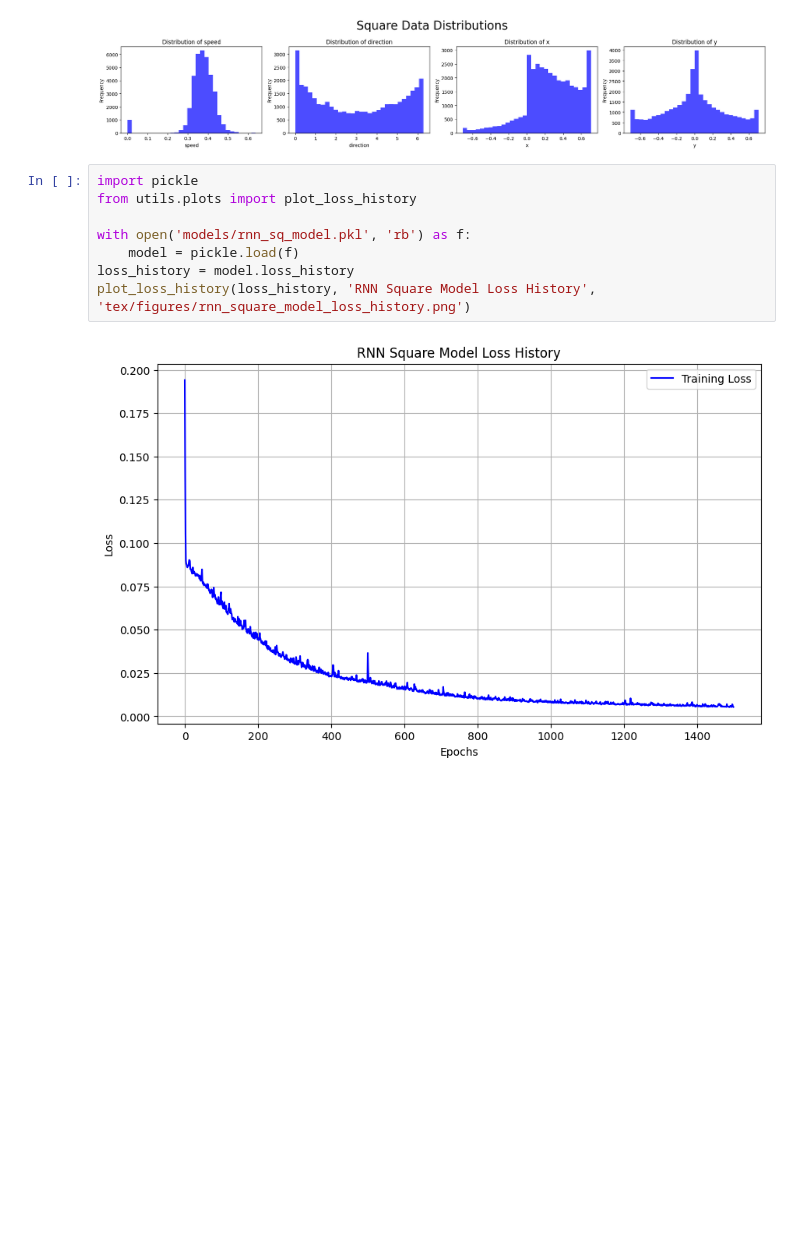
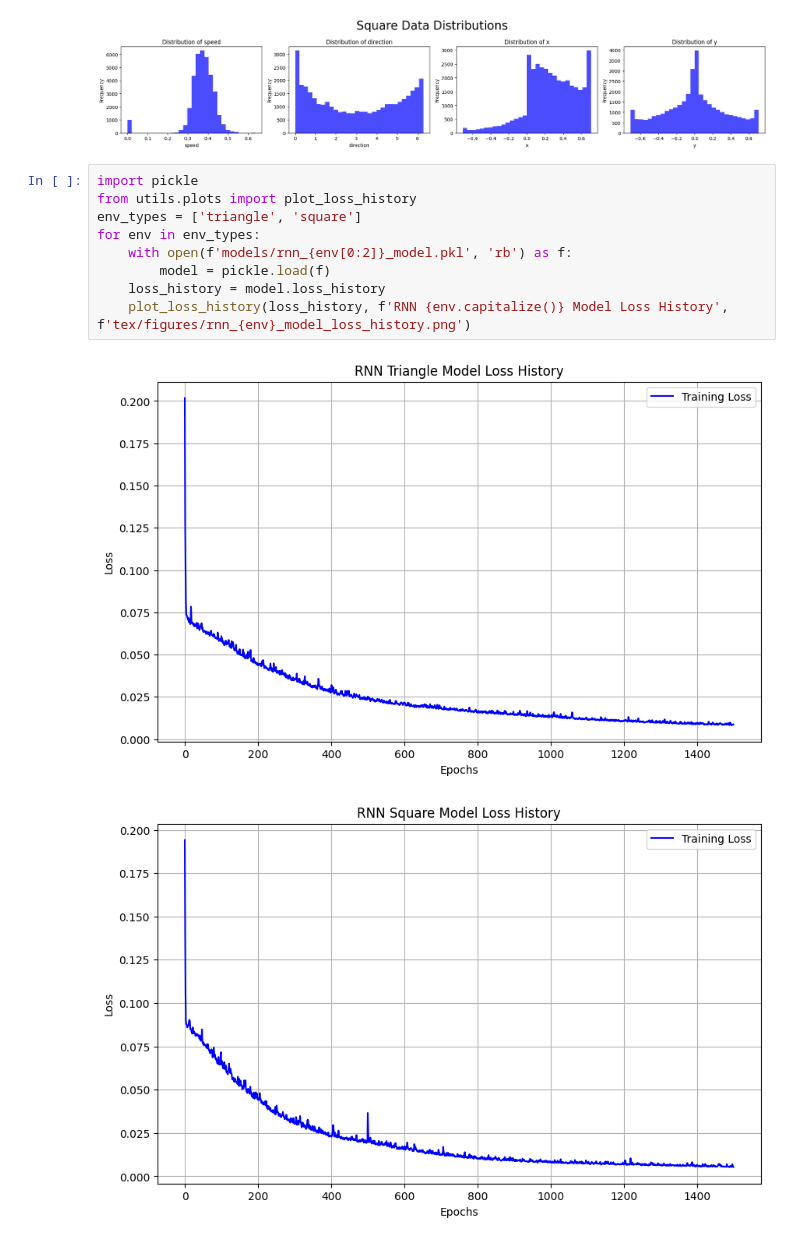
Before and after one commit to GAtemROU/rnn-path-integration, a Jupyter notebook: plots.ipynb, the cells around one changed output. Drawn from its saved outputs; the diff is of its cells as text; blank space fills up the shorter version.

```diff
--- a/plots.ipynb
+++ b/plots.ipynb
@@ -13,10 +13,12 @@ plot_data_distribution(square_data, ['speed', 'direction', 'x', 'y'], 'Square Da
 # %%
 import pickle
 from utils.plots import plot_loss_history
-
-with open('models/rnn_sq_model.pkl', 'rb') as f:
-    model = pickle.load(f)
-loss_history = model.loss_history
-plot_loss_history(loss_history, 'RNN Square Model Loss History', 'tex/figures/rnn_square_model_loss_history.png')
+env_types = ['triangle', 'square']
+for env in env_types:
+    with open(f'models/rnn_{env[0:2]}_model.pkl', 'rb') as f:
+        model = pickle.load(f)
+    loss_history = model.loss_history
+    plot_loss_history(loss_history, f'RNN {env.capitalize()} Model Loss History', f'tex/figures/rnn_{env}_model_loss_history.png')
 # %% [output]
-[figure, old version]
+[figure, new version]
+[figure, added]
```
Also changed, not shown: 12 other files.
